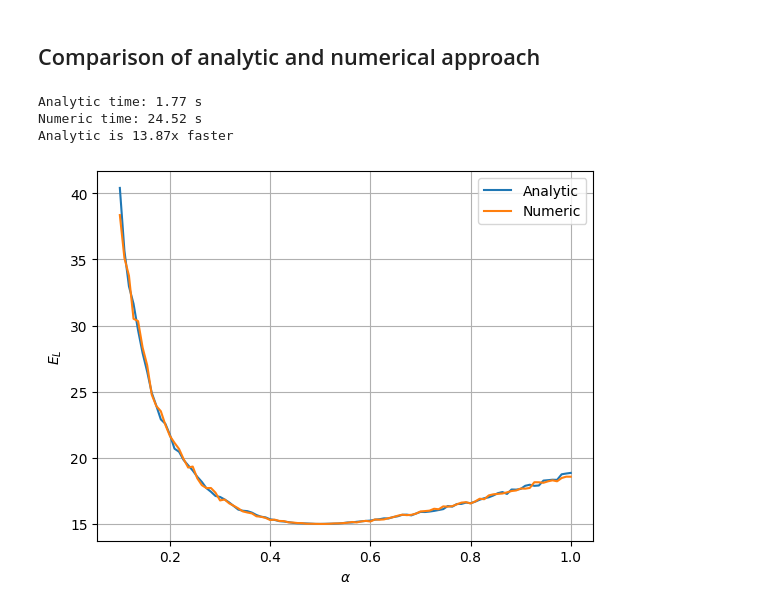
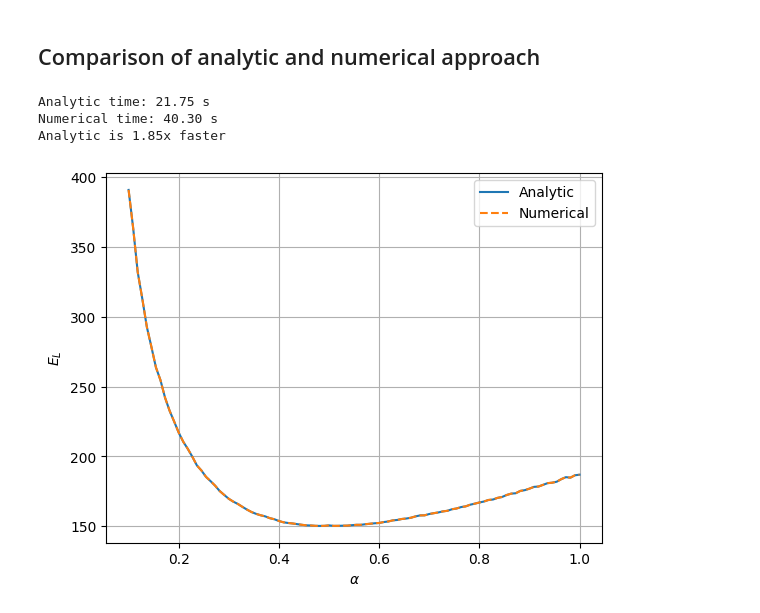
Before and after one commit to semapheur/fys4411, a Jupyter notebook: project_1/code/calc_b.ipynb, the cells around one changed output. Saved outputs shown, nothing was run; the diff lists cells and outputs as text; code cells hidden in the pictures.

```diff
--- a/project_1/code/calc_b.ipynb
+++ b/project_1/code/calc_b.ipynb
@@ -127,61 +140,61 @@ import time
 from matplotlib import pyplot as plt
 import numpy as np
 
-from vmc import Metropolis
-from bose_harmonic import (
-  wavefunction,
-  local_energy,
-  local_energy_numeric,
+from vmc_jax import MetropolisJAX
+from bose_harmonic import HarmonicParamGrid
+from bose_harmonic_jax import (
+  log_wavefunction_jax,
+  local_energy_jax,
+  local_energy_numeric_jax,
   HarmonicParams,
-  HarmonicParamGrid,
 )
 
-cycles = 10_000
-step_size = 1.0
+cycles = 1000_000
+step_size = 0.1
 
 alpha_values = np.linspace(0.1, 1.0, 100)
 param_grid = HarmonicParamGrid(param_type=HarmonicParams, alpha=alpha_values)
 
-number_particles = 10
+number_particles = 100
 dim = 3
 
+simulation = MetropolisJAX[HarmonicParams](number_particles, dim)
+
 # Analytic
-simulation = Metropolis[HarmonicParams](number_particles, dim)
-
 start_analytic = time.perf_counter()
 result_analytic = simulation.grid_search_brute(
-  wavefunction, local_energy, param_grid, step_size, cycles
+  log_wavefunction_jax, local_energy_jax, param_grid, step_size, cycles
 )
 stop_analytic = time.perf_counter()
 time_analytic = stop_analytic - start_analytic
 
-# Numeric
-simulation_numeric = Metropolis[HarmonicParams](number_particles, dim)
+# Numerical
 start_numeric = time.perf_counter()
 result_numeric = simulation.grid_search_brute(
-  wavefunction, local_energy_numeric, param_grid, step_size, cycles
+  log_wavefunction_jax, local_energy_numeric_jax, param_grid, step_size, cycles
 )
 stop_numeric = time.perf_counter()
 time_numeric = stop_numeric - start_numeric
 
 print(f"Analytic time: {time_analytic:.2f} s")
-print(f"Numeric time: {time_numeric:.2f} s")
+print(f"Numerical time: {time_numeric:.2f} s")
 if time_analytic < time_numeric:
   factor = time_numeric / time_analytic
   print(f"Analytic is {factor:.2f}x faster")
 else:
   factor = time_analytic / time_numeric
-  print(f"Numeric is {factor:.2f}x faster")
+  print(f"Numerical is {factor:.2f}x faster")
 
-plt.plot(alpha_values, result_analytic.energy, label="Analytic")
-plt.plot(alpha_values, result_numeric.energy, label="Numeric")
+plt.plot(alpha_values, result_analytic.energies, label="Analytic")
+plt.plot(alpha_values, result_numeric.energies, label="Numerical", linestyle="dashed")
 plt.xlabel(r"$\alpha$")
 plt.ylabel(r"$E_L$")
 plt.legend()
 plt.grid(True)
+# plt.savefig("vmc_bose_harmonic_grid_analytic_numerical.pdf", format="pdf")
 plt.show()
 # %% [output]
-Analytic time: 1.77 s
-Numeric time: 24.52 s
-Analytic is 13.87x faster
+Analytic time: 21.75 s
+Numerical time: 40.30 s
+Analytic is 1.85x faster
-[figure, old version]
+[figure, new version]
```
Also changed, not shown: parts of 2 cells of this notebook, 5 other files.
